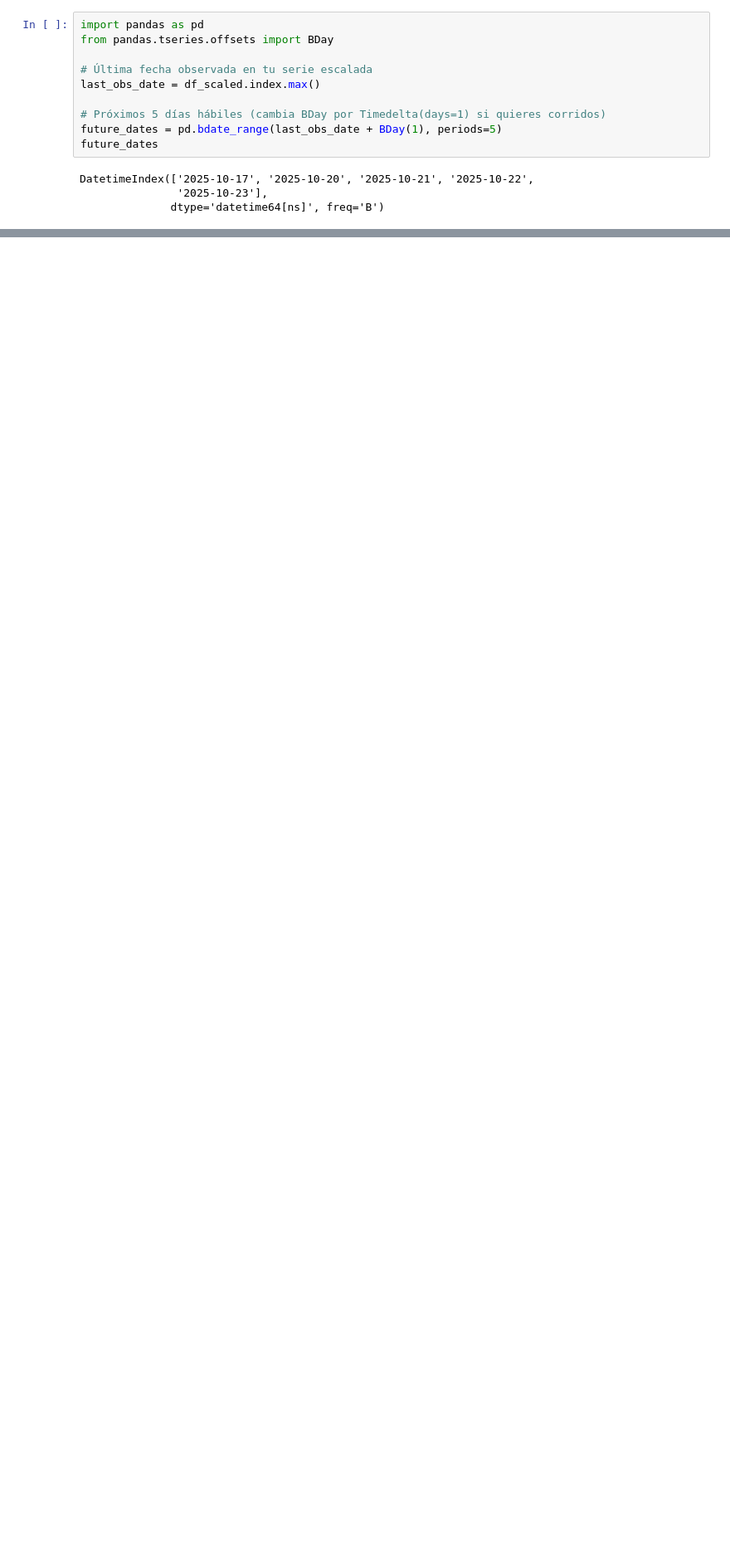
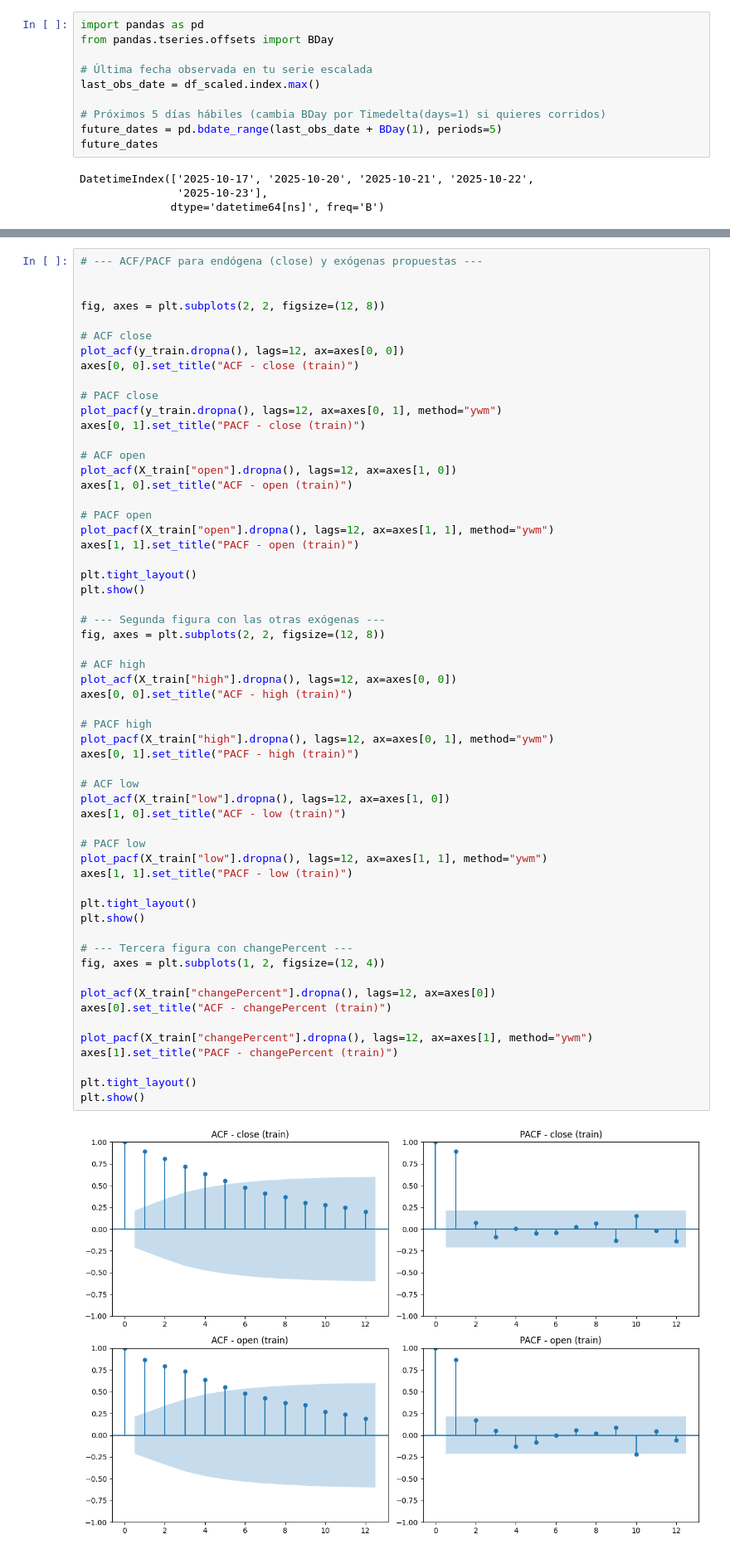
Before and after one commit to priscilacervantes25/E2_Prediccion_precio_cierre_accion, a Jupyter notebook: main.ipynb, the cells around one changed output, grey strips where cells are left out. Shown at 83% size. Drawn from its saved outputs; the diff is of its cells as text; blank space fills up the shorter version.

```diff
--- a/main.ipynb
+++ b/main.ipynb
@@ -572,0 +803,60 @@ fig_future_usd.show()
+# %%
+# --- ACF/PACF para endógena (close) y exógenas propuestas ---
+
+
+fig, axes = plt.subplots(2, 2, figsize=(12, 8))
+
+# ACF close
+plot_acf(y_train.dropna(), lags=12, ax=axes[0, 0])
+axes[0, 0].set_title("ACF - close (train)")
+
+# PACF close
+plot_pacf(y_train.dropna(), lags=12, ax=axes[0, 1], method="ywm")
+axes[0, 1].set_title("PACF - close (train)")
+
+# ACF open
+plot_acf(X_train["open"].dropna(), lags=12, ax=axes[1, 0])
+axes[1, 0].set_title("ACF - open (train)")
+
+# PACF open
+plot_pacf(X_train["open"].dropna(), lags=12, ax=axes[1, 1], method="ywm")
+axes[1, 1].set_title("PACF - open (train)")
+
+plt.tight_layout()
+plt.show()
+
+# --- Segunda figura con las otras exógenas ---
+fig, axes = plt.subplots(2, 2, figsize=(12, 8))
+
+# ACF high
+plot_acf(X_train["high"].dropna(), lags=12, ax=axes[0, 0])
+axes[0, 0].set_title("ACF - high (train)")
+
+# PACF high
+plot_pacf(X_train["high"].dropna(), lags=12, ax=axes[0, 1], method="ywm")
+axes[0, 1].set_title("PACF - high (train)")
+
+# ACF low
+plot_acf(X_train["low"].dropna(), lags=12, ax=axes[1, 0])
+axes[1, 0].set_title("ACF - low (train)")
+
+# PACF low
+plot_pacf(X_train["low"].dropna(), lags=12, ax=axes[1, 1], method="ywm")
+axes[1, 1].set_title("PACF - low (train)")
+
+plt.tight_layout()
+plt.show()
+
+# --- Tercera figura con changePercent ---
+fig, axes = plt.subplots(1, 2, figsize=(12, 4))
+
+plot_acf(X_train["changePercent"].dropna(), lags=12, ax=axes[0])
+axes[0].set_title("ACF - changePercent (train)")
+
+plot_pacf(X_train["changePercent"].dropna(), lags=12, ax=axes[1], method="ywm")
+axes[1].set_title("PACF - changePercent (train)")
+
+plt.tight_layout()
+plt.show()
+# %% [output]
+[figure, added]
```
Also changed, not shown: parts of 31 cells of this notebook.
